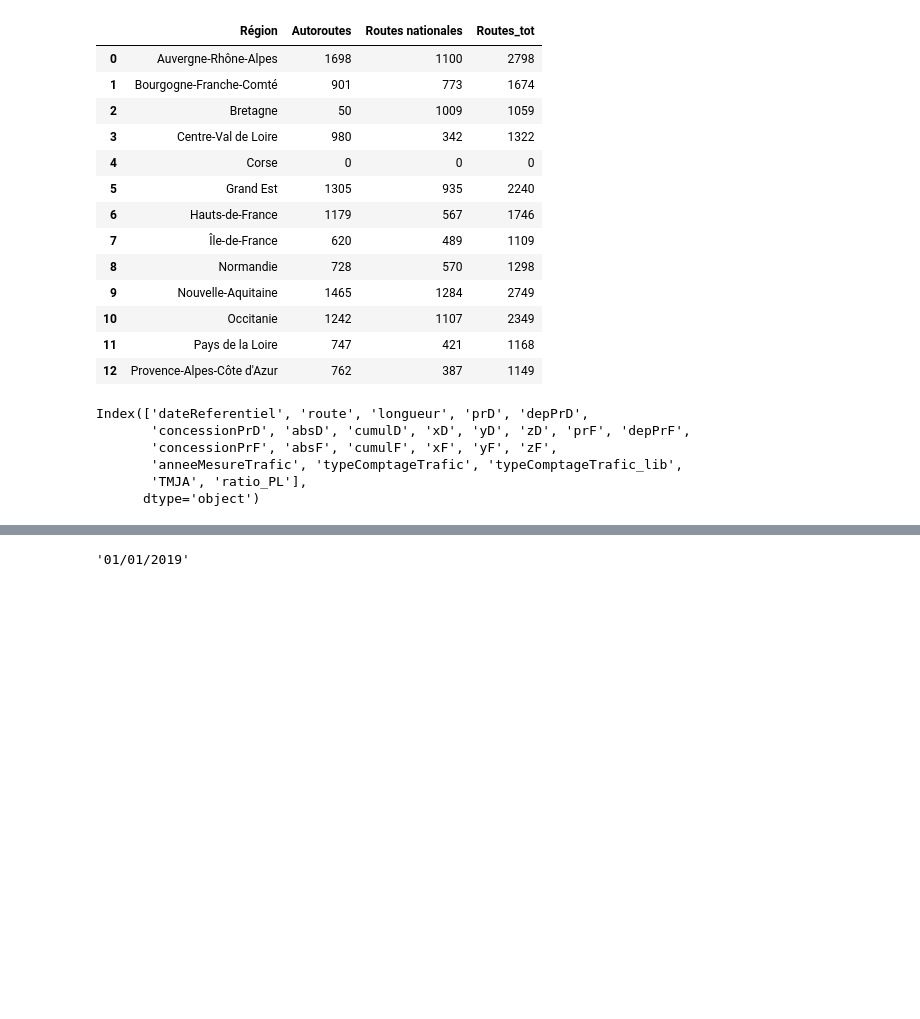
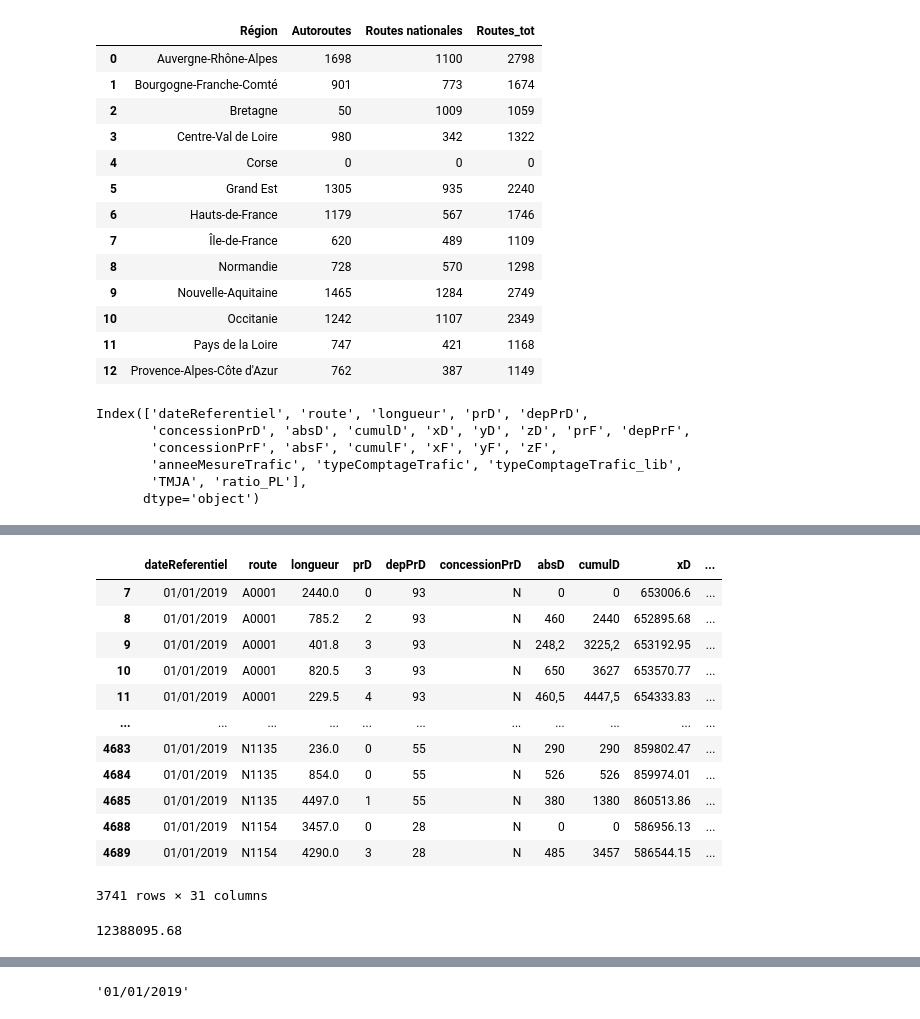
Before and after one commit to augustin-delabrosse/sustainability-challenge, a Jupyter notebook: NetworkAnalysis.ipynb, the cells around one changed output, grey strips where cells are left out. Saved outputs shown, nothing was run; the diff lists cells and outputs as text; code cells hidden in the pictures; blank space fills up the shorter version.

```diff
--- a/NetworkAnalysis.ipynb
+++ b/NetworkAnalysis.ipynb
@@ -73,0 +78,29 @@ df_traffic
+# %%
+# create a Boolean mask indicating which elements of the 'TMJA_PL' column are not NaN
+mask = df_traffic['TMJA_PL'].notna()
+
+# create a sub DataFrame where 'TMJA_PL' is not NaN
+sub_df_traffic = df_traffic[mask]
+
+# print the sub DataFrame
+sub_df_traffic
+# %% [output]
+|  | dateReferentiel | route | longueur | prD | depPrD | concessionPrD | absD | cumulD | xD | ... |
+| 7 | 01/01/2019 | A0001 | 2440.0 | 0 | 93 | N | 0 | 0 | 653006.6 | ... |
+| 8 | 01/01/2019 | A0001 | 785.2 | 2 | 93 | N | 460 | 2440 | 652895.68 | ... |
+| 9 | 01/01/2019 | A0001 | 401.8 | 3 | 93 | N | 248,2 | 3225,2 | 653192.95 | ... |
+| 10 | 01/01/2019 | A0001 | 820.5 | 3 | 93 | N | 650 | 3627 | 653570.77 | ... |
+| 11 | 01/01/2019 | A0001 | 229.5 | 4 | 93 | N | 460,5 | 4447,5 | 654333.83 | ... |
+| ... | ... | ... | ... | ... | ... | ... | ... | ... | ... | ... |
+| 4683 | 01/01/2019 | N1135 | 236.0 | 0 | 55 | N | 290 | 290 | 859802.47 | ... |
+| 4684 | 01/01/2019 | N1135 | 854.0 | 0 | 55 | N | 526 | 526 | 859974.01 | ... |
+| 4685 | 01/01/2019 | N1135 | 4497.0 | 1 | 55 | N | 380 | 1380 | 860513.86 | ... |
+| 4688 | 01/01/2019 | N1154 | 3457.0 | 0 | 28 | N | 0 | 0 | 586956.13 | ... |
+| 4689 | 01/01/2019 | N1154 | 4290.0 | 3 | 28 | N | 485 | 3457 | 586544.15 | ... |
+3741 rows × 31 columns
+# %%
+# Calculate the sum of the Avg TMJA_PL column
+tmja_sum = sub_df_traffic['TMJA_PL'].sum()
+tmja_sum
+# %% [output]
+12388095.68
```
Also changed, not shown: parts of 31 cells of this notebook, 2 other files.
